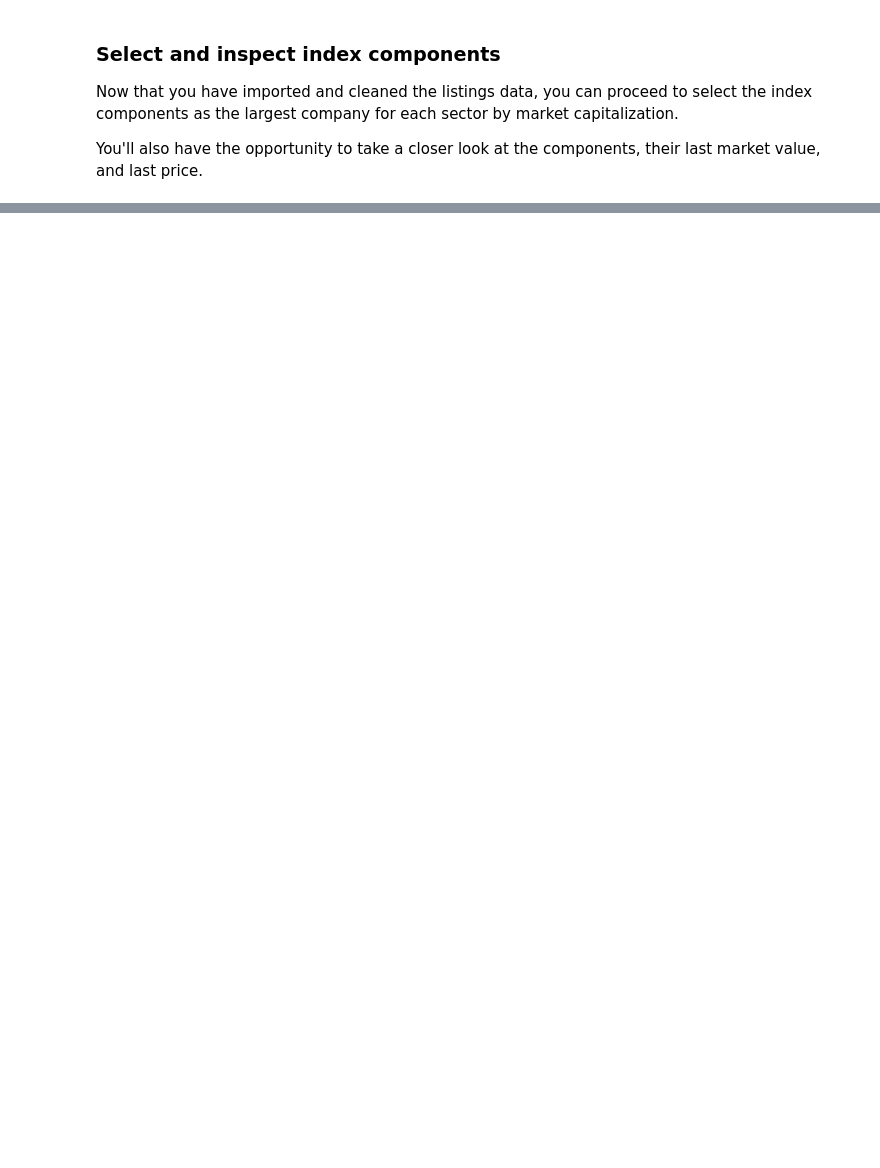
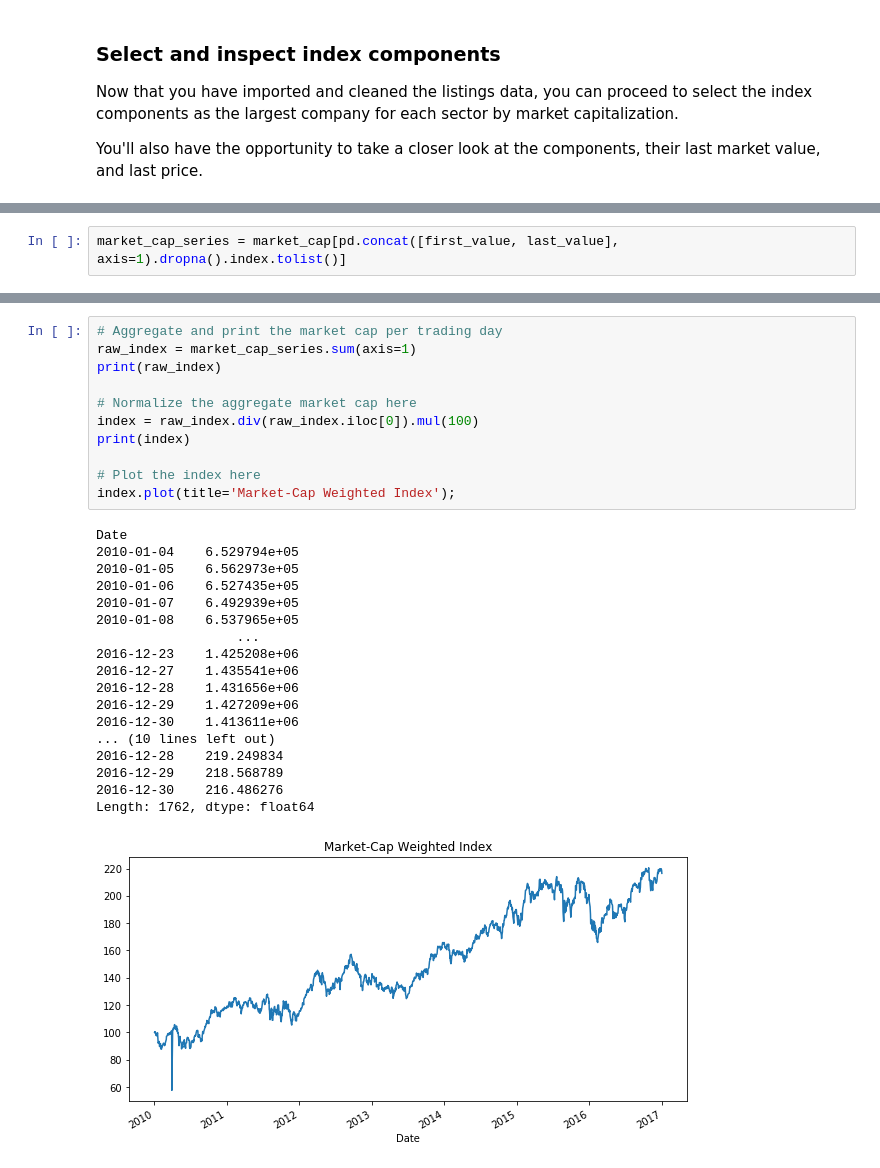
Before and after one commit to goodboychan/datacamp_repo, a Jupyter notebook: Manipulating.Time.Series.Data.in.Python/Building-a-value-weighted-index.ipynb, the cells around one changed output, grey strips where cells are left out. Cells and saved outputs as stored; diff of their text form; blank space fills up the shorter version.

```diff
--- a/Manipulating.Time.Series.Data.in.Python/Building-a-value-weighted-index.ipynb
+++ b/Manipulating.Time.Series.Data.in.Python/Building-a-value-weighted-index.ipynb
@@ -114,0 +246,2 @@ WRK               49.34
+# %%
+market_cap_series = market_cap[pd.concat([first_value, last_value], axis=1).dropna().index.tolist()]
@@ -114,0 +265,30 @@ WRK               49.34
+# %%
+# Aggregate and print the market cap per trading day
+raw_index = market_cap_series.sum(axis=1)
+print(raw_index)
+
+# Normalize the aggregate market cap here
+index = raw_index.div(raw_index.iloc[0]).mul(100)
+print(index)
+
+# Plot the index here
+index.plot(title='Market-Cap Weighted Index');
+# %% [output]
+Date
+2010-01-04    6.529794e+05
+2010-01-05    6.562973e+05
+2010-01-06    6.527435e+05
+2010-01-07    6.492939e+05
+2010-01-08    6.537965e+05
+                  ...
+2016-12-23    1.425208e+06
+2016-12-27    1.435541e+06
+2016-12-28    1.431656e+06
+2016-12-29    1.427209e+06
+2016-12-30    1.413611e+06
+... (10 lines left out)
+2016-12-28    219.249834
+2016-12-29    218.568789
+2016-12-30    216.486276
+Length: 1762, dtype: float64
+[figure, added]
```
Also changed, not shown: parts of 31 cells of this notebook, 1 other file.
